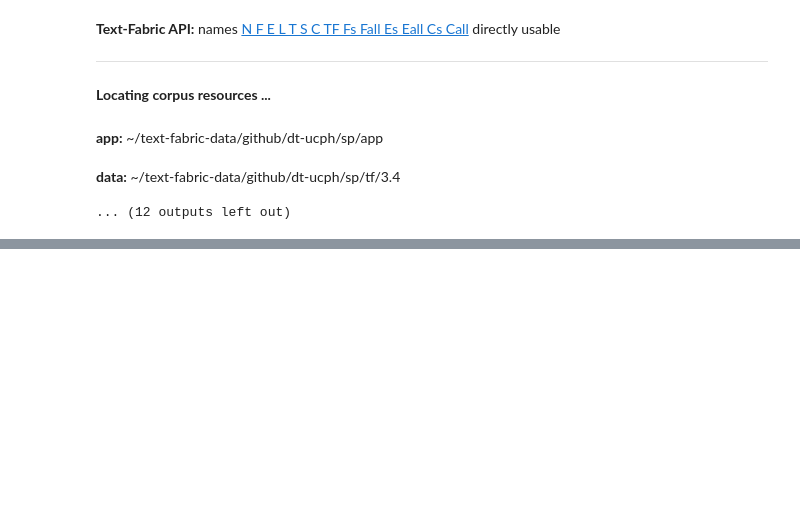
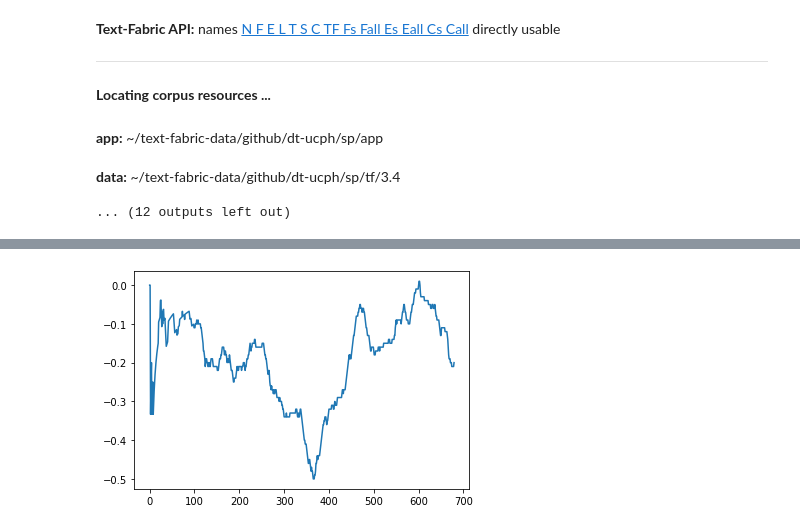
Before and after one commit to MartijnNaaijer/hebrew_spelling_variation, a Jupyter notebook: notebooks/align_mt_sp_dss_texts.ipynb, the cells around one changed output, grey strips where cells are left out. Saved outputs shown, nothing was run; the diff lists cells and outputs as text; code cells hidden in the pictures; blank space fills up the shorter version.

```diff
--- a/notebooks/align_mt_sp_dss_texts.ipynb
+++ b/notebooks/align_mt_sp_dss_texts.ipynb
@@ -218,0 +326,12 @@ import pandas as pd
+# %%
+# first select lex types that vary
+
+var_lex_typ = {}
+mt_sp_gen = dat[(dat.scroll.isin(['MT', 'SP'])) & (dat.book == matching_book)]
+
+for lex, typ in set(zip(mt_sp_gen.lex, mt_sp_gen.type)):
+    lt_df = mt_sp_gen[(mt_sp_gen.lex == lex) & (mt_sp_gen.type == typ)]
+    if len(set(lt_df.has_vowel_letter)) > 1:
+        var_lex_typ[(lex, typ)] = lt_df
+
+gen = pd.concat(var_lex_typ).sort_values(by='tf_id')
@@ -218,0 +408,5 @@ import pandas as pd
+# %%
+plt.plot(all_means)
+plt.show()
+# %% [output]
+[figure, added]
```
Also changed, not shown: parts of 43 cells of this notebook.
